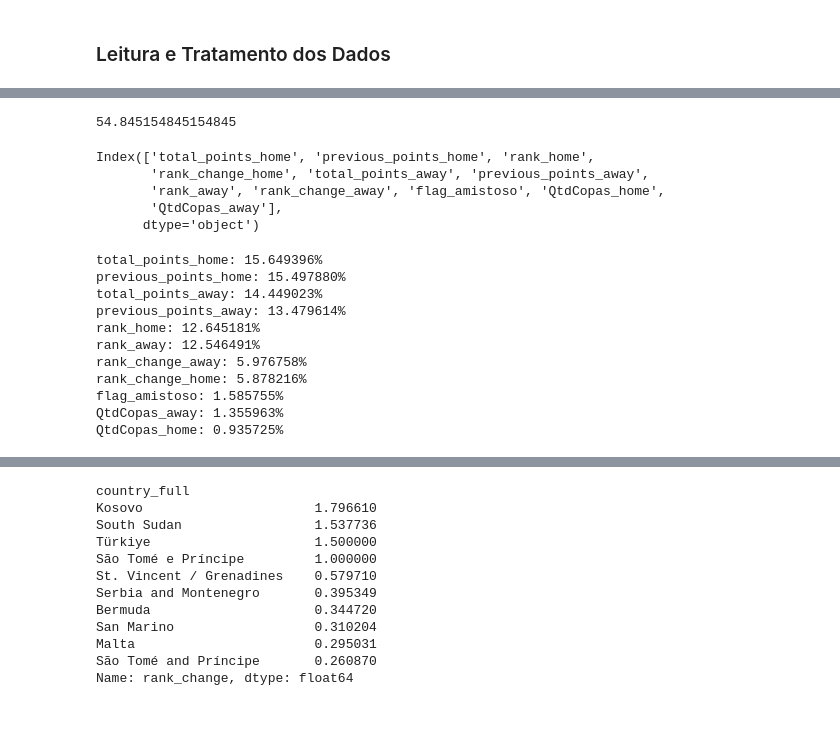
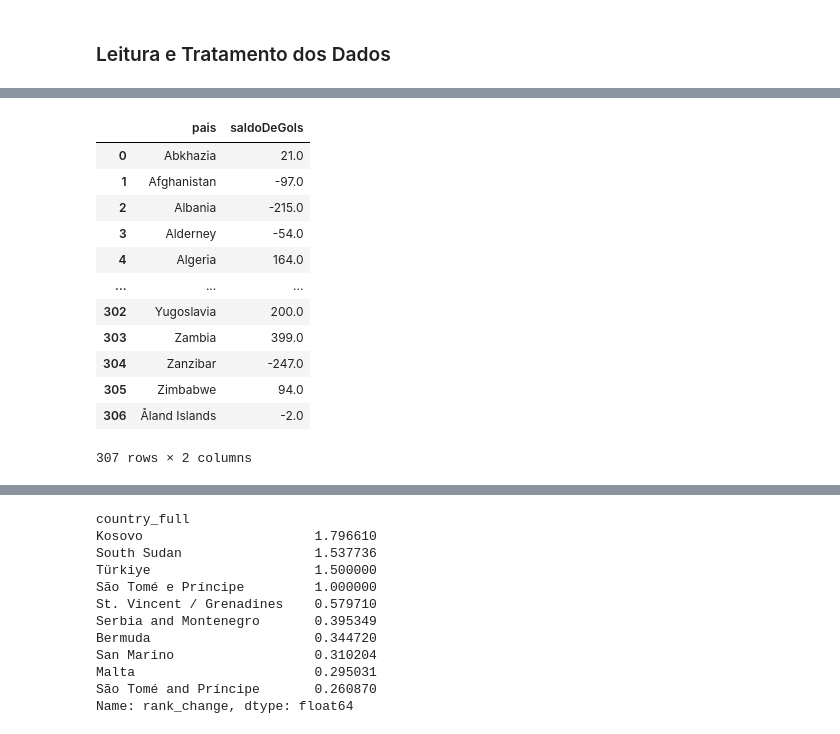
Before and after one commit to VitorrSantana/WorldCupPredictin, a Jupyter notebook: copaMundo.ipynb, the cells around one changed output, grey strips where cells are left out. Drawn from its saved outputs; the diff is of its cells as text; code cells hidden in the pictures.

```diff
--- a/copaMundo.ipynb
+++ b/copaMundo.ipynb
@@ -125,13 +83,0 @@ model_rf = rf.fit(X_train,y_train)
-# %%
-predict = model_rf.predict(X_test)
-print(accuracy_score(predict,y_test)*100)
-# %% [output]
-54.845154845154845
-# %%
-X.columns
-# %% [output]
-Index(['total_points_home', 'previous_points_home', 'rank_home',
-       'rank_change_home', 'total_points_away', 'previous_points_away',
-       'rank_away', 'rank_change_away', 'flag_amistoso', 'QtdCopas_home',
-       'QtdCopas_away'],
-      dtype='object')
@@ -143,19 +84,35 @@ features = ['total_points_home', 'previous_points_home', 'rank_home',
-# %%
-features_importance = zip(model_rf.feature_importances_, features)
-for importance, feature in sorted(features_importance, reverse=True):
-    print("%s: %f%%" % (feature, importance*100))
-# %% [output]
-total_points_home: 15.649396%
-previous_points_home: 15.497880%
-total_points_away: 14.449023%
-previous_points_away: 13.479614%
-rank_home: 12.645181%
-rank_away: 12.546491%
-rank_change_away: 5.976758%
-rank_change_home: 5.878216%
-flag_amistoso: 1.585755%
-QtdCopas_away: 1.355963%
-QtdCopas_home: 0.935725%
+# %%
+golsTeam = jogos.groupby(['home_team'])['home_score'].sum().reset_index()
+golsTeam.columns = ['pais','gols']
+golsAway = jogos.groupby(['away_team'])['away_score'].sum().reset_index()
+golsAway.columns = ['pais','gols']
+golsMarcados = pd.concat([golsTeam,golsAway])
+golsMarcados = golsMarcados.groupby(['pais'])['gols'].sum().reset_index()
+
+golsSofridosTeam = jogos.groupby(['home_team'])['away_score'].sum().reset_index()
+golsSofridosTeam.columns = ['pais','gols']
+golsSofridosAway = jogos.groupby(['away_team'])['home_score'].sum().reset_index()
+golsSofridosAway.columns = ['pais','gols']
+golsSofridos = pd.concat([golsSofridosTeam,golsSofridosAway])
+golsSofridos = golsSofridos.groupby(['pais'])['gols'].sum().reset_index()
+
+golsMarcados['saldoDeGols'] = golsMarcados['gols']-golsSofridos['gols']
+golsMarcados = golsMarcados.drop('gols',axis=1)
+golsMarcados
+# %% [output]
+|  | pais | saldoDeGols |
+| 0 | Abkhazia | 21.0 |
+| 1 | Afghanistan | -97.0 |
+| 2 | Albania | -215.0 |
+| 3 | Alderney | -54.0 |
+| 4 | Algeria | 164.0 |
+| ... | ... | ... |
+| 302 | Yugoslavia | 200.0 |
+| 303 | Zambia | 399.0 |
+| 304 | Zanzibar | -247.0 |
+| 305 | Zimbabwe | 94.0 |
+| 306 | Åland Islands | -2.0 |
+307 rows × 2 columns
 # %%
 jogosCopa = jogosCopa.drop_duplicates('MatchID')
 jogosCopa = jogosCopa.dropna()
```
Also changed, not shown: parts of 30 cells of this notebook.
